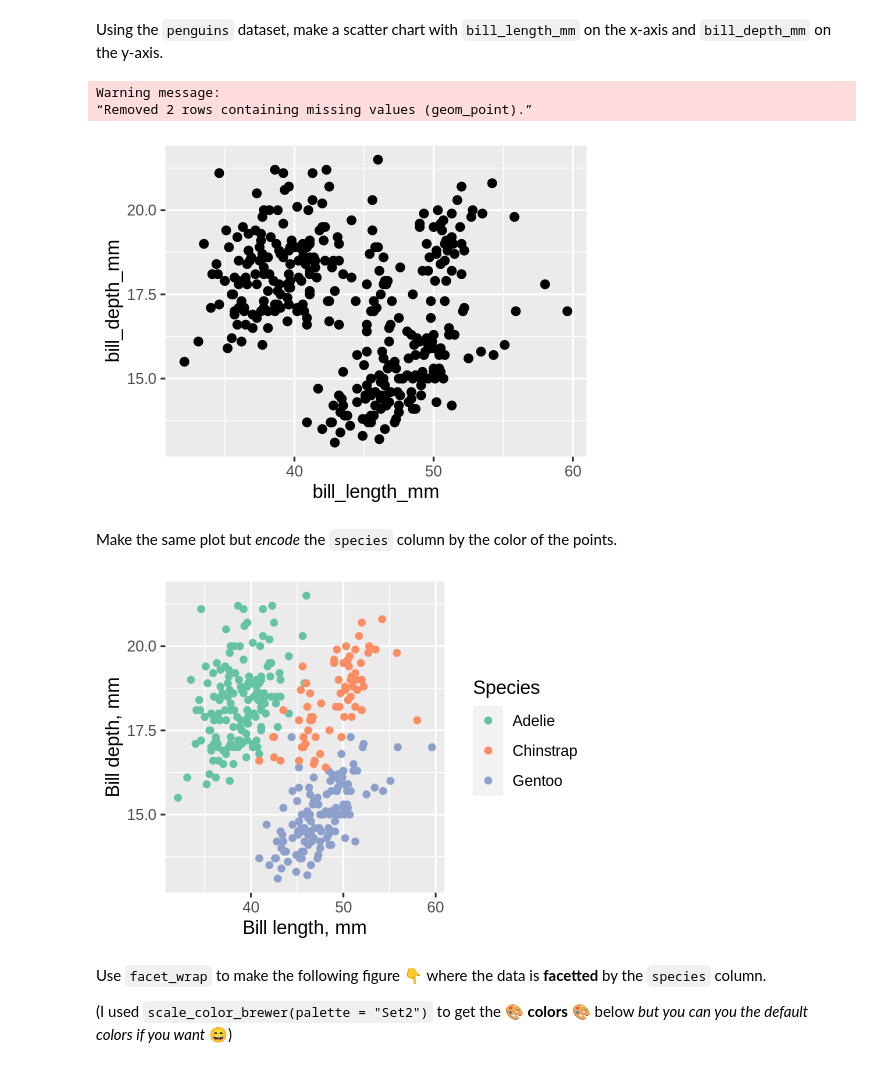
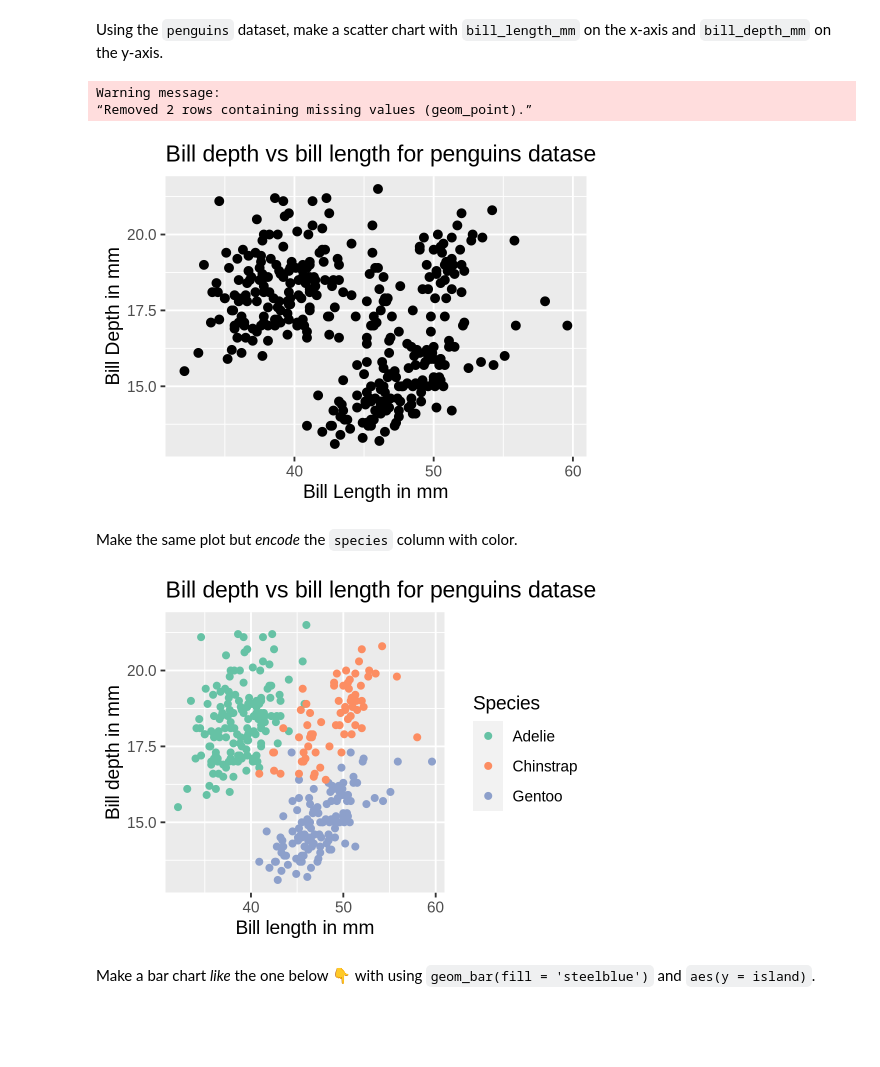
Before and after one commit to yzeffect/BIOS512, a Jupyter notebook: BIOS512 Assignment/BIOS512 Assignment 01.ipynb, the cells around one changed output. Cells and saved outputs as stored; diff of their text form; code cells hidden in the pictures; blank space fills up the shorter version.

```diff
--- a/BIOS512 Assignment/BIOS512 Assignment 01.ipynb
+++ b/BIOS512 Assignment/BIOS512 Assignment 01.ipynb
@@ -46,25 +48,26 @@ A tibble: 6 × 8
 Using the `penguins` dataset, make a scatter chart with `bill_length_mm` on the x-axis and `bill_depth_mm` on the y-axis.
 # %%
 p = ggplot(penguins, aes(x = bill_length_mm, y = bill_depth_mm)) +
-    geom_point(size = 2)
+    geom_point(size = 2) +
+    ggtitle("Bill depth vs bill length for penguins dataset") +
+    labs(x = 'Bill Length in mm', y = 'Bill Depth in mm')
 p
 # %% [output]
 Warning message:
 “Removed 2 rows containing missing values (geom_point).”
-[figure, old version]
+[figure, new version]
 # %% [markdown]
-Make the same plot but *encode* the `species` column by the color of the points.
+Make the same plot but *encode* the `species` column with color.
 # %%
 p = ggplot(penguins, aes(x = bill_length_mm, y = bill_depth_mm, color = species)) +
     geom_point(na.rm = T) +
     scale_color_brewer(palette = 'Set2') +
-    labs(x = 'Bill length, mm', y = 'Bill depth, mm', color = 'Species')
+    labs(x = 'Bill length in mm', y = 'Bill depth in mm', color = 'Species') +
+    ggtitle("Bill depth vs bill length for penguins dataset")
 
 p
 # %% [output]
-[figure, old version]
+[figure, new version]
-# %% [markdown]
-Use `facet_wrap` to make the following figure 👇 where the data is **facetted** by the `species` column.
-
-(I used `scale_color_brewer(palette = "Set2")` to get the 🎨 **colors** 🎨 below *but you can you the default colors if you want* 😄)
+# %% [markdown]
+Make a bar chart *like* the one below 👇 with using `geom_bar(fill = 'steelblue')` and `aes(y = island)`.
 # %% [markdown]
```
Also changed, not shown: parts of 6 cells of this notebook.
